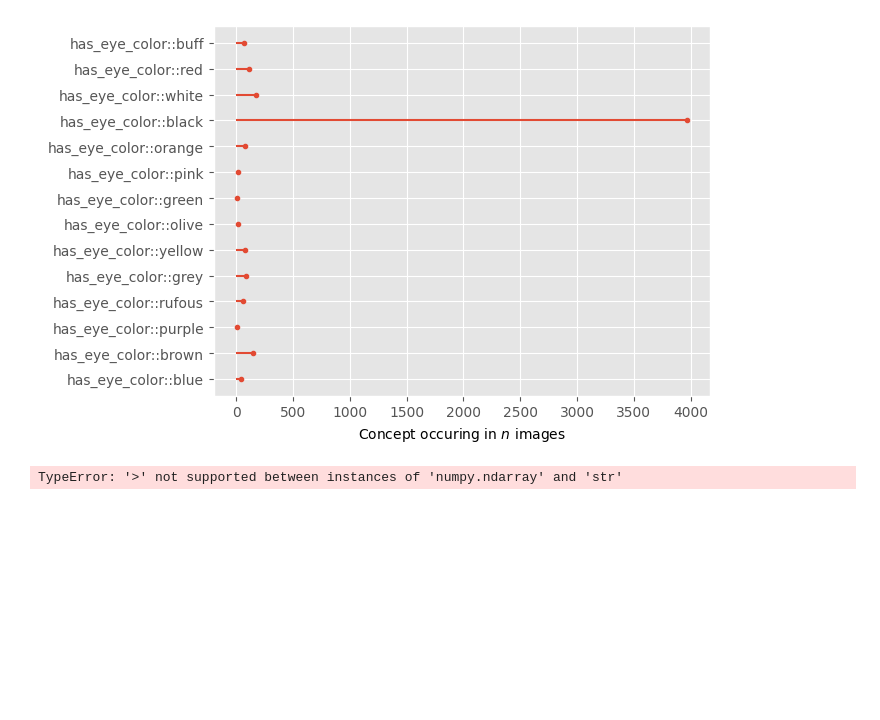
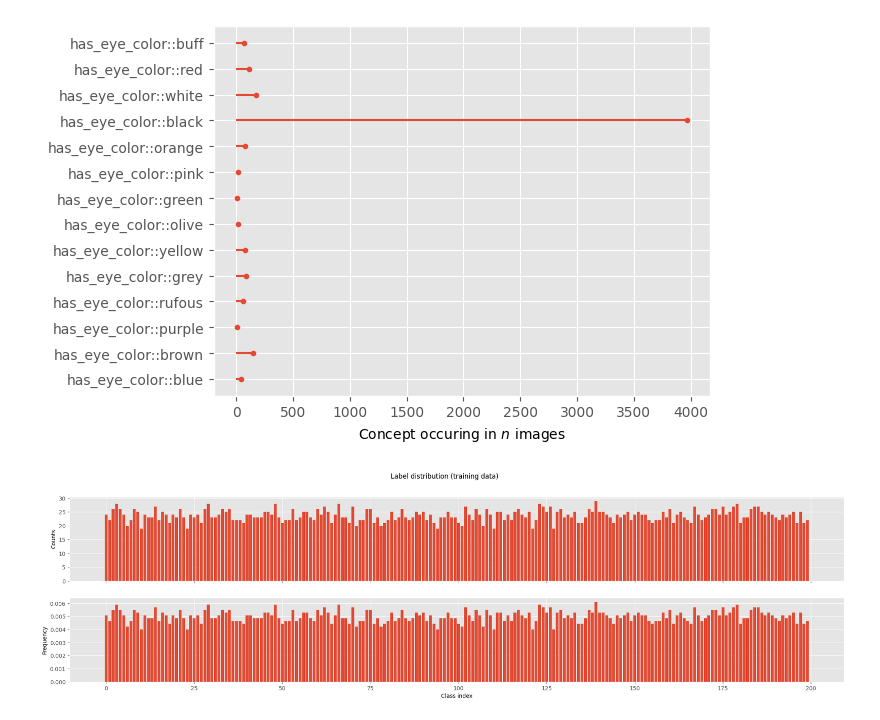
Before and after one commit to blclo/XAI-ResponsibleAI, a Jupyter notebook: src/data/bottleneck_code/dataloader_analysis.ipynb, the cells around one changed output. Cells and saved outputs as stored; diff of their text form; code cells hidden in the pictures; blank space fills up the shorter version.

```diff
--- a/src/data/bottleneck_code/dataloader_analysis.ipynb
+++ b/src/data/bottleneck_code/dataloader_analysis.ipynb
@@ -121,6 +121,18 @@ plt.show()
 # %%
 from collections import Counter
 
-{k: v for k, v in sorted(Counter(torch.stack(labels).numpy()).items(), key=lambda x: x}
+label_dist = {k: v for k, v in sorted(Counter(torch.stack(labels).numpy()).items(), key=lambda x: x[0])}
-# %% [output]
-TypeError: '>' not supported between instances of 'numpy.ndarray' and 'str'
+# %%
+fig, axs = plt.subplots(2, 1, sharex=True, figsize=(25, 6))
+
+axs[0].bar(list(label_dist.keys()), np.array(list(label_dist.values())))
+axs[0].set_ylabel('Counts')
+
+axs[1].bar(list(label_dist.keys()), np.array(list(label_dist.values())) / len(labels))
+axs[1].set_ylabel('Frequency')
+axs[1].set_xlabel('Class index')
+
+fig.suptitle("Label distribution (training data)")
+plt.show()
+# %% [output]
+[figure, added]
```
Also changed, not shown: 8 other files.
